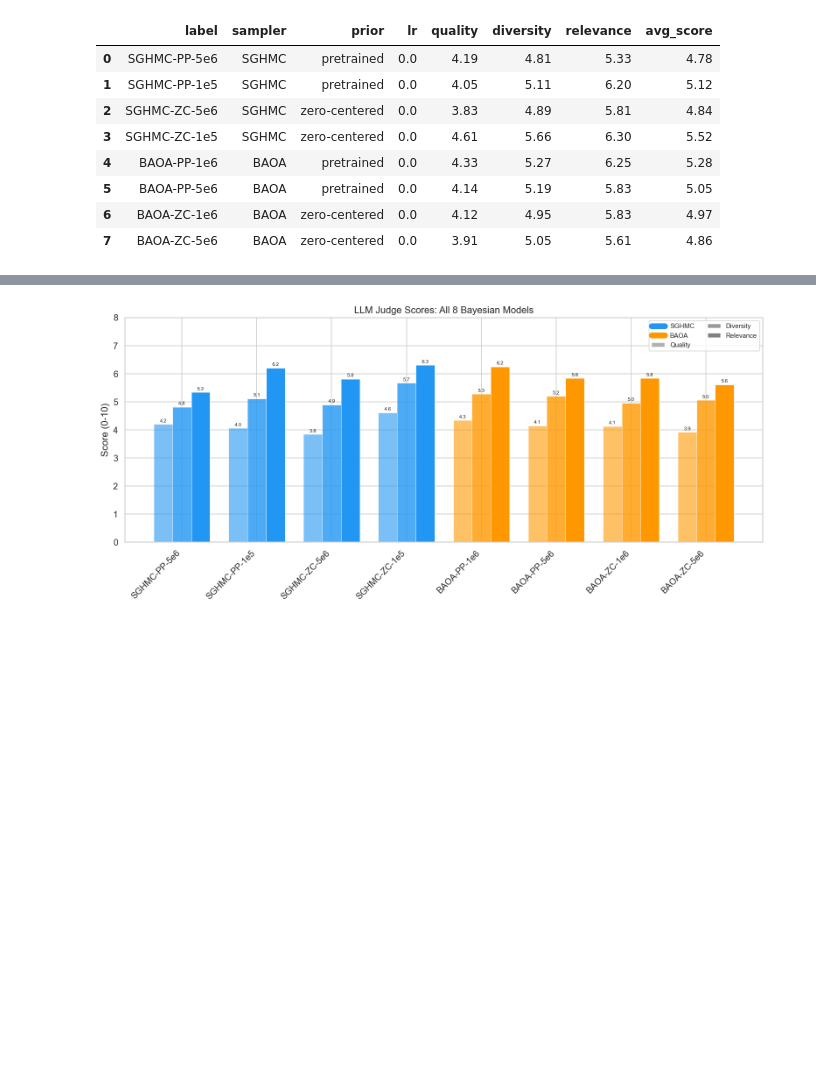
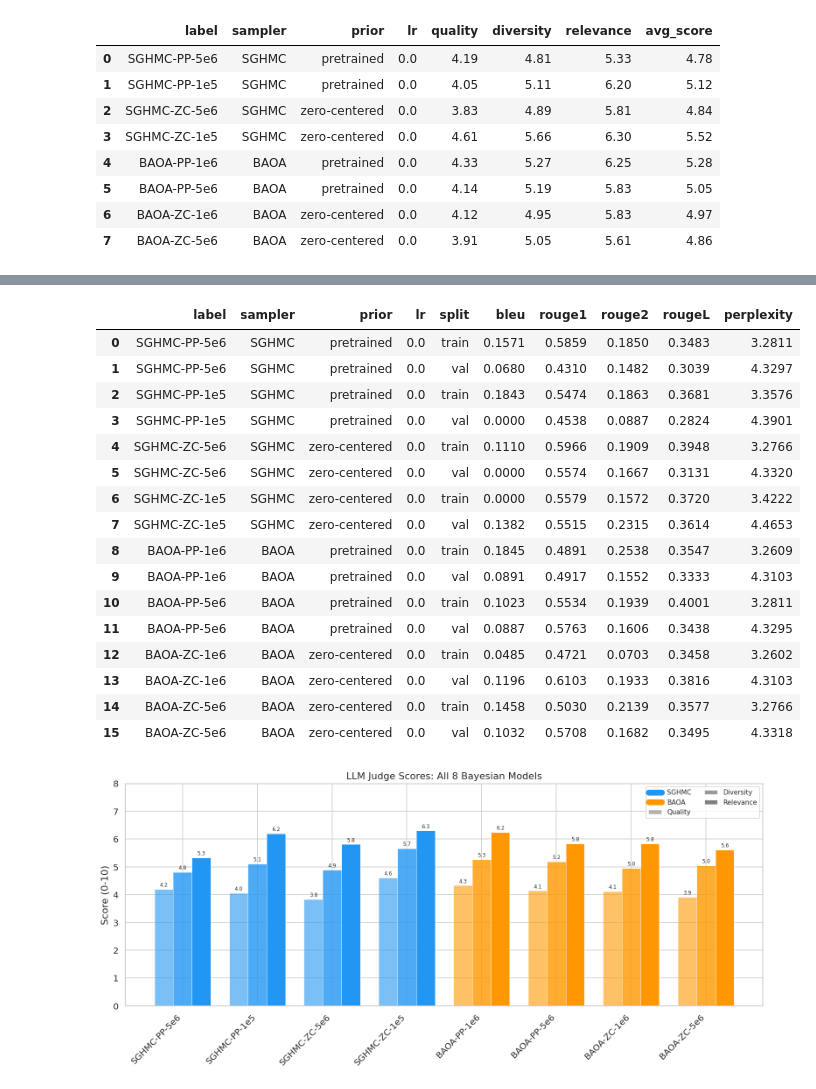
Before and after one commit to ssophiee/adl-bnn-textgen, a Jupyter notebook: notebooks/analysis_report.ipynb, the cells around one changed output, grey strips where cells are left out. Cells and saved outputs as stored; diff of their text form; code cells hidden in the pictures; blank space fills up the shorter version.

```diff
--- a/notebooks/analysis_report.ipynb
+++ b/notebooks/analysis_report.ipynb
@@ -78,7 +83,8 @@ def lr_to_str(lr):
 
 auto_v2_candidates = [
     PROJECT_ROOT / 'results' / 'evaluation' / 'automated_metrics_v2.json',
-    Path.home() / 'OneDrive/Desktop/05_LMU_Masters/04_applied_dl/adl_last/adl-bnn-textgen/automated_metrics_v2.json',
+    Path('/content/drive/MyDrive/lmu_adl_eval_history/automated_metrics_v2.json'),
+    Path.home() / 'OneDrive/Desktop/05_LMU_Masters/04_applied_dl/adl_last/adl-bnn-textgen/results/evaluation/automated_metrics_v2.json',
 ]
 
 auto_v2 = None
@@ -89,34 +95,38 @@ for p in auto_v2_candidates:
         print(f'Loaded from {p}')
         break
 
+if auto_v2 is None:
+    raise FileNotFoundError(
+        'automated_metrics_v2.json not found. Searched:\n'
+        + '\n'.join(f'  - {p}' for p in auto_v2_candidates)
+    )
+
 auto_rows = []
-if auto_v2:
-    for label_key, d in auto_v2.items():
-        parts = label_key.split('/')
-        if len(parts) != 3:
-            continue
-        sampler, prior_raw, run = parts
-        sampler = sampler.upper()
-        prior = 'pretrained' if 'pretrained' in prior_raw else 'zero-centered'
-        pp_zc = 'PP' if prior == 'pretrained' else 'ZC'
-        lr = RUN_LR_MAP.get(run, None)
-        lr_str = lr_to_str(lr) if lr else '?'
-        short = f'{sampler}-{pp_zc}-{lr_str}'
-        for split in ['train', 'val']:
-            m = d.get(split, {})
-            if isinstance(m, dict) and 'bleu' in m:
-                auto_rows.append({
-                    'label': short, 'sampler': sampler, 'prior': prior, 'lr': lr, 'split': split,
-                    'bleu': m.get('bleu', 0), 'rouge1': m.get('rouge1', 0),
-                    'rouge2': m.get('rouge2', 0), 'rougeL': m.get('rougeL', 0),
-                    'perplexity': m.get('perplexity', 0),
-                })
+for label_key, d in auto_v2.items():
+    parts = label_key.split('/')
+    if len(parts) != 3:
+        continue
+    sampler, prior_raw, run = parts
+    sampler = sampler.upper()
+    prior = 'pretrained' if 'pretrained' in prior_raw else 'zero-centered'
+    pp_zc = 'PP' if prior == 'pretrained' else 'ZC'
+    lr = RUN_LR_MAP.get(run, None)
+    lr_str = lr_to_str(lr) if lr else '?'
+    short = f'{sampler}-{pp_zc}-{lr_str}'
+    for split in ['train', 'val']:
+        m = d.get(split, {})
+        if isinstance(m, dict) and 'bleu' in m:
+            auto_rows.append({
+                'label': short, 'sampler': sampler, 'prior': prior, 'lr': lr, 'split': split,
+                'bleu': m.get('bleu', 0), 'rouge1': m.get('rouge1', 0),
+                'rouge2': m.get('rouge2', 0), 'rougeL': m.get('rougeL', 0),
+                'perplexity': m.get('perplexity', 0),
+            })
 
 df_auto = pd.DataFrame(auto_rows)
-if not df_auto.empty:
-    print(f'Automated metrics: {len(df_auto)} entries ({df_auto["label"].nunique()} models x {df_auto["split"].nunique()} splits)')
-    display(df_auto.round(4))
-else:
-    print('automated_metrics_v2.json not found.')
-    print('Copy from Drive: /content/drive/MyDrive/lmu_adl_eval_history/automated_metrics_v2.json')
+if df_auto.empty:
+    raise ValueError('automated_metrics_v2.json was loaded but contained no valid metric entries')
+
+print(f'Automated metrics: {len(df_auto)} entries ({df_auto["label"].nunique()} models x {df_auto["split"].nunique()} splits)')
+display(df_auto.round(4))
 # %% [output]
@@ -125,3 +135,20 @@ Copy from Drive: /content/drive/MyDrive/lmu_adl_eval_history/automated_metrics_v
+|  | label | sampler | prior | lr | split | bleu | rouge1 | rouge2 | rougeL | perplexity |
+| 0 | SGHMC-PP-5e6 | SGHMC | pretrained | 0.0 | train | 0.1571 | 0.5859 | 0.1850 | 0.3483 | 3.2811 |
+| 1 | SGHMC-PP-5e6 | SGHMC | pretrained | 0.0 | val | 0.0680 | 0.4310 | 0.1482 | 0.3039 | 4.3297 |
+| 2 | SGHMC-PP-1e5 | SGHMC | pretrained | 0.0 | train | 0.1843 | 0.5474 | 0.1863 | 0.3681 | 3.3576 |
+| 3 | SGHMC-PP-1e5 | SGHMC | pretrained | 0.0 | val | 0.0000 | 0.4538 | 0.0887 | 0.2824 | 4.3901 |
+| 4 | SGHMC-ZC-5e6 | SGHMC | zero-centered | 0.0 | train | 0.1110 | 0.5966 | 0.1909 | 0.3948 | 3.2766 |
+| 5 | SGHMC-ZC-5e6 | SGHMC | zero-centered | 0.0 | val | 0.0000 | 0.5574 | 0.1667 | 0.3131 | 4.3320 |
+| 6 | SGHMC-ZC-1e5 | SGHMC | zero-centered | 0.0 | train | 0.0000 | 0.5579 | 0.1572 | 0.3720 | 3.4222 |
+| 7 | SGHMC-ZC-1e5 | SGHMC | zero-centered | 0.0 | val | 0.1382 | 0.5515 | 0.2315 | 0.3614 | 4.4653 |
+| 8 | BAOA-PP-1e6 | BAOA | pretrained | 0.0 | train | 0.1845 | 0.4891 | 0.2538 | 0.3547 | 3.2609 |
+| 9 | BAOA-PP-1e6 | BAOA | pretrained | 0.0 | val | 0.0891 | 0.4917 | 0.1552 | 0.3333 | 4.3103 |
+| 10 | BAOA-PP-5e6 | BAOA | pretrained | 0.0 | train | 0.1023 | 0.5534 | 0.1939 | 0.4001 | 3.2811 |
+| 11 | BAOA-PP-5e6 | BAOA | pretrained | 0.0 | val | 0.0887 | 0.5763 | 0.1606 | 0.3438 | 4.3295 |
+| 12 | BAOA-ZC-1e6 | BAOA | zero-centered | 0.0 | train | 0.0485 | 0.4721 | 0.0703 | 0.3458 | 3.2602 |
+| 13 | BAOA-ZC-1e6 | BAOA | zero-centered | 0.0 | val | 0.1196 | 0.6103 | 0.1933 | 0.3816 | 4.3103 |
+| 14 | BAOA-ZC-5e6 | BAOA | zero-centered | 0.0 | train | 0.1458 | 0.5030 | 0.2139 | 0.3577 | 3.2766 |
+| 15 | BAOA-ZC-5e6 | BAOA | zero-centered | 0.0 | val | 0.1032 | 0.5708 | 0.1682 | 0.3495 | 4.3318 |
 # %%
 # Cell 4: LLM Judge — All 8 models bar chart
 
@@ -163,7 +190,7 @@ plt.tight_layout()
 plt.savefig(fig_dir / 'llm_judge_all_models.png', dpi=150, bbox_inches='tight')
 plt.show()
 # %% [output]
-[figure, old version]
+[figure, new version]
 # %%
 # Cell 5: LLM Judge — Sampler comparison (SGHMC vs BAOA)
 
```
Also changed, not shown: parts of 12 cells of this notebook.
